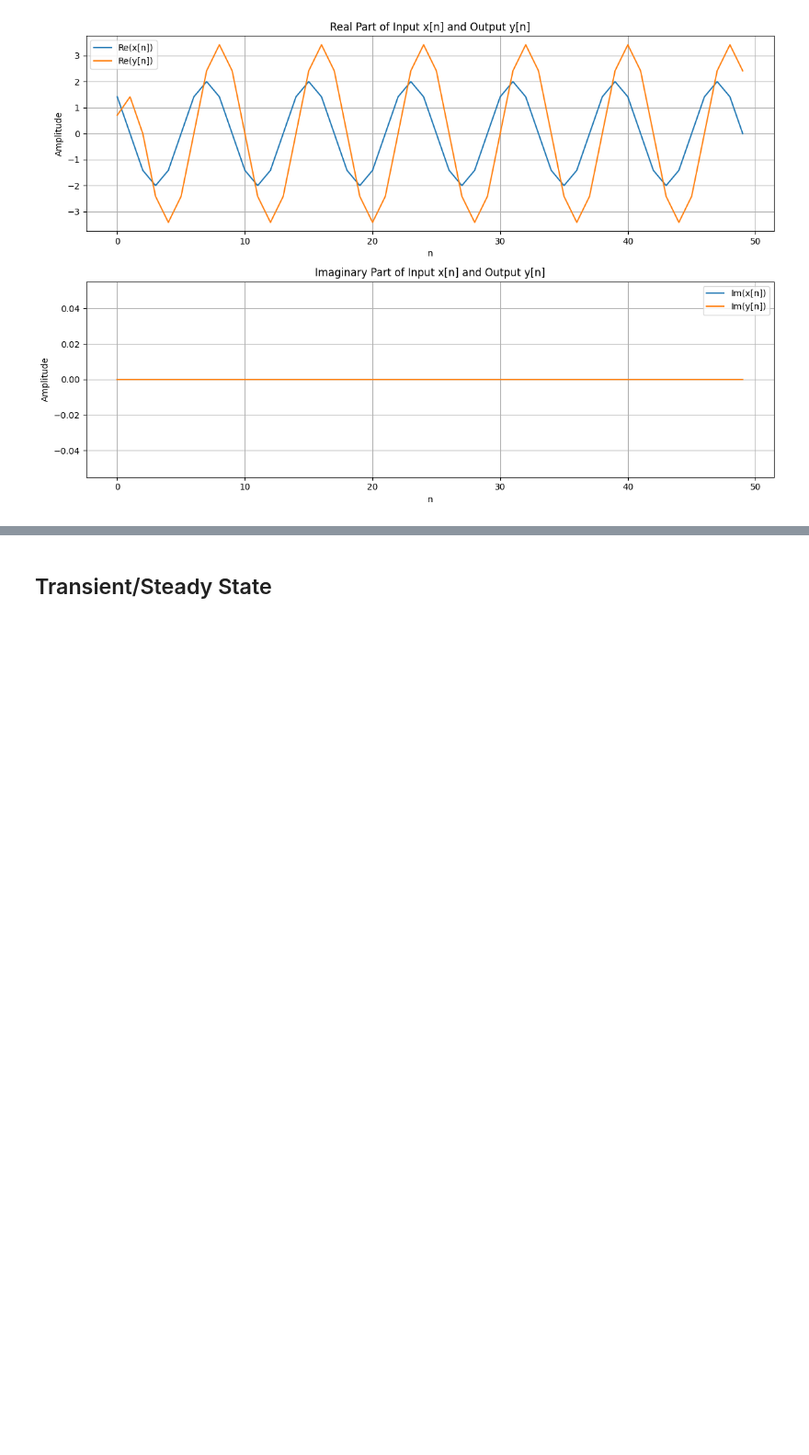
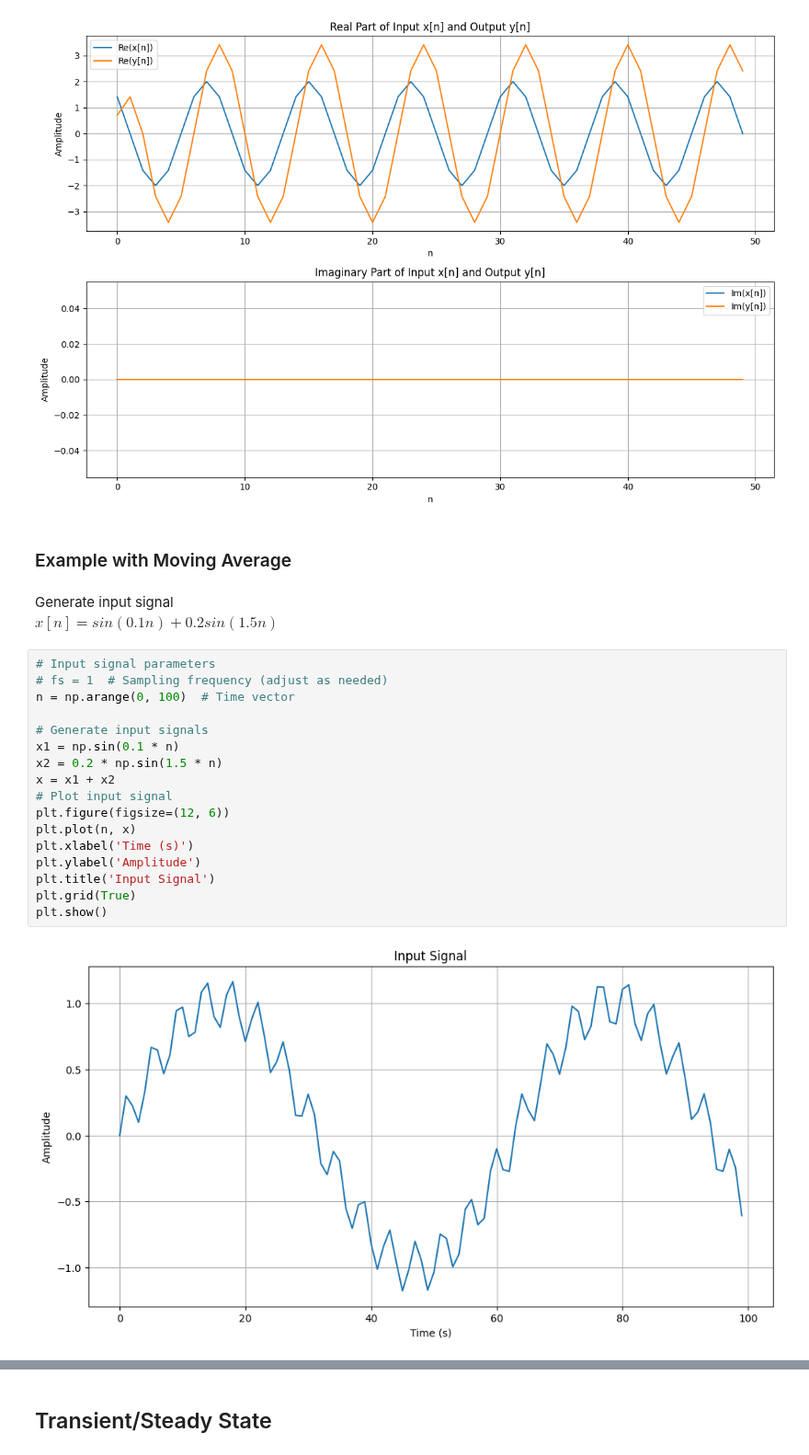
Before and after one commit to zharfanw/zhongshan_dsp_python, a Jupyter notebook: 10_Transform_DomainSystem.ipynb, the cells around one changed output, grey strips where cells are left out. Shown at 92% size. Saved outputs shown, nothing was run; the diff lists cells and outputs as text; blank space fills up the shorter version.

```diff
--- a/10_Transform_DomainSystem.ipynb
+++ b/10_Transform_DomainSystem.ipynb
@@ -190,3 +190,28 @@ plt.tight_layout()
 plt.show()
 # %% [output]
 [figure]
+# %% [markdown]
+### Example with Moving Average
+# %% [markdown]
+Generate input signal
+<br>
+$x[n] = sin(0.1n) + 0.2 sin(1.5n)$
+# %%
+# Input signal parameters
+# fs = 1  # Sampling frequency (adjust as needed)
+n = np.arange(0, 100)  # Time vector
+
+# Generate input signals
+x1 = np.sin(0.1 * n)
+x2 = 0.2 * np.sin(1.5 * n)
+x = x1 + x2
+# Plot input signal
+plt.figure(figsize=(12, 6))
+plt.plot(n, x)
+plt.xlabel('Time (s)')
+plt.ylabel('Amplitude')
+plt.title('Input Signal')
+plt.grid(True)
+plt.show()
+# %% [output]
+[figure, added]
```
Also changed, not shown: parts of 13 cells of this notebook.
